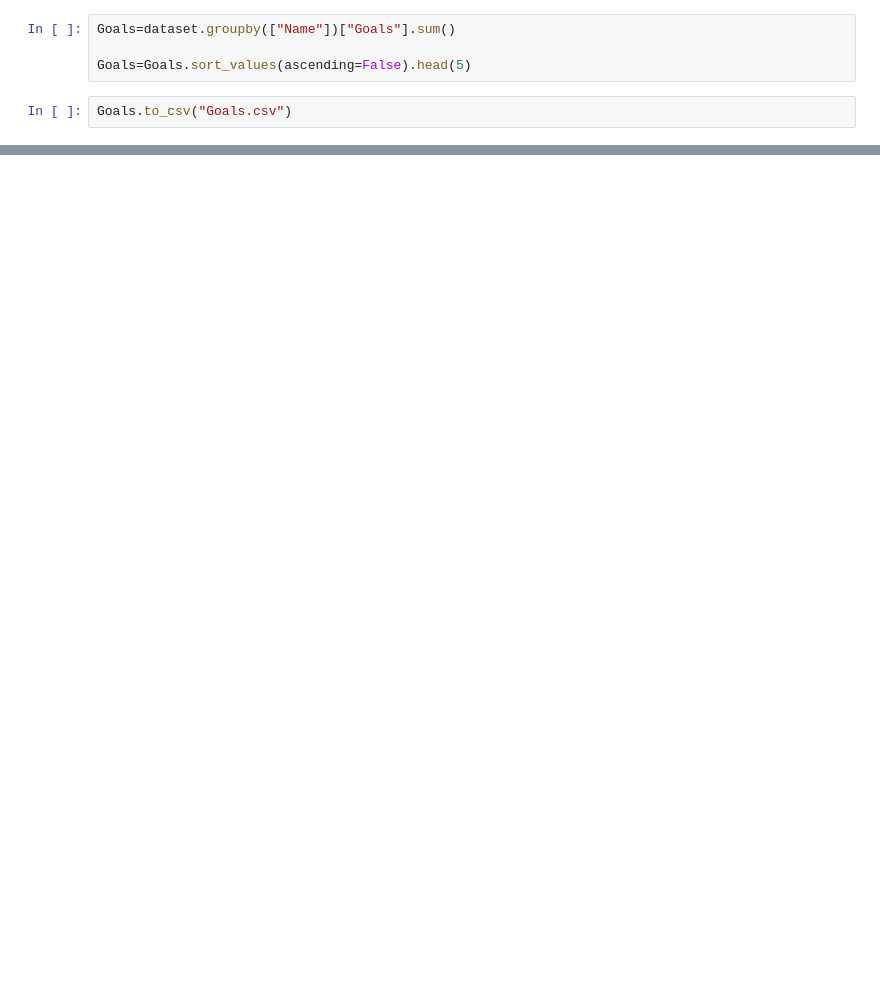
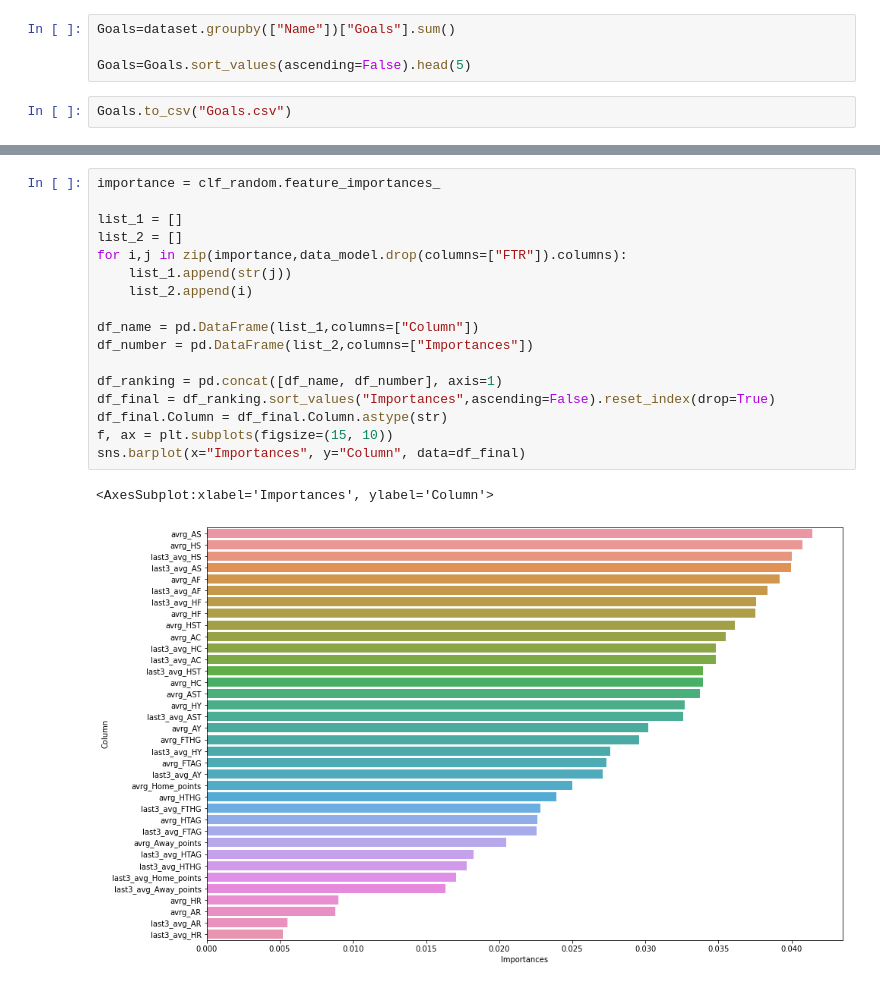
Before and after one commit to tunjaynasibli/Final_project, a Jupyter notebook: Eng_Prem_League_Stats.ipynb, the cells around one changed output, grey strips where cells are left out. Saved outputs shown, nothing was run; the diff lists cells and outputs as text; blank space fills up the shorter version.

```diff
--- a/Eng_Prem_League_Stats.ipynb
+++ b/Eng_Prem_League_Stats.ipynb
@@ -801,0 +820,20 @@ Random Forest Accuracy: 0.4274138504155125 0.018999258908554455
+# %%
+importance = clf_random.feature_importances_
+
+list_1 = []
+list_2 = []
+for i,j in zip(importance,data_model.drop(columns=["FTR"]).columns):
+    list_1.append(str(j))
+    list_2.append(i)
+
+df_name = pd.DataFrame(list_1,columns=["Column"])
+df_number = pd.DataFrame(list_2,columns=["Importances"])
+
+df_ranking = pd.concat([df_name, df_number], axis=1)
+df_final = df_ranking.sort_values("Importances",ascending=False).reset_index(drop=True)
+df_final.Column = df_final.Column.astype(str)
+f, ax = plt.subplots(figsize=(15, 10))
+sns.barplot(x="Importances", y="Column", data=df_final)
+# %% [output]
+<AxesSubplot:xlabel='Importances', ylabel='Column'>
+[figure, added]
```
Also changed, not shown: parts of 98 cells of this notebook.
